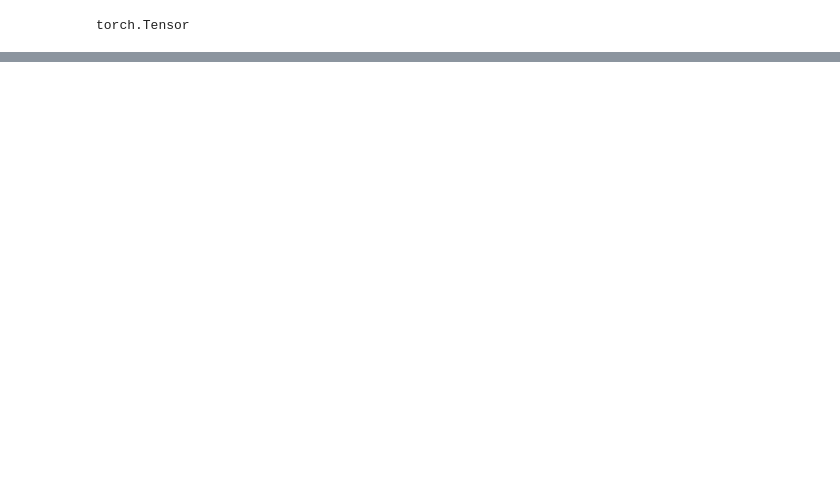
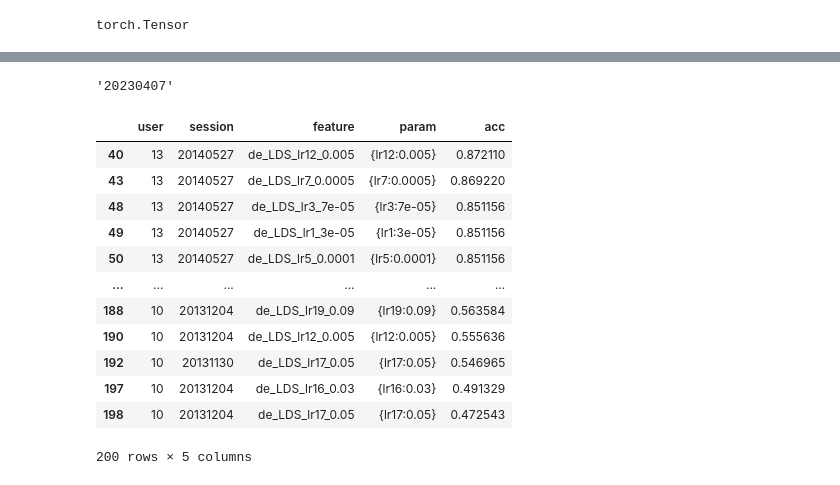
Before and after one commit to jvmr22/MSc-dissertation-EEG-Analysis, a Jupyter notebook: EDA_seed.ipynb, the cells around one changed output, grey strips where cells are left out. Cells and saved outputs as stored; diff of their text form; code cells hidden in the pictures; blank space fills up the shorter version.

```diff
--- a/EDA_seed.ipynb
+++ b/EDA_seed.ipynb
@@ -550 +563,6 @@ dnn_result_df[['user', 'session', 'feature', 'param', 'acc']].sort_values(['user
+# %%
+external_data_ref = datetime.today().date().strftime("%Y%m%d")
+external_data_ref
+# %% [output]
+'20230407'
 # %%
@@ -551,0 +570,17 @@ dnn_result_df[['user', 'session', 'feature', 'param', 'acc']].sort_values(['user
+# %%
+eda_dnn = dnn_result_df[['user', 'session', 'feature', 'param', 'acc']].sort_values(['user', 'acc'], ascending=[False, False])
+eda_dnn
+# %% [output]
+|  | user | session | feature | param | acc |
+| 40 | 13 | 20140527 | de_LDS_lr12_0.005 | {lr12:0.005} | 0.872110 |
+| 43 | 13 | 20140527 | de_LDS_lr7_0.0005 | {lr7:0.0005} | 0.869220 |
+| 48 | 13 | 20140527 | de_LDS_lr3_7e-05 | {lr3:7e-05} | 0.851156 |
+| 49 | 13 | 20140527 | de_LDS_lr1_3e-05 | {lr1:3e-05} | 0.851156 |
+| 50 | 13 | 20140527 | de_LDS_lr5_0.0001 | {lr5:0.0001} | 0.851156 |
+| ... | ... | ... | ... | ... | ... |
+| 188 | 10 | 20131204 | de_LDS_lr19_0.09 | {lr19:0.09} | 0.563584 |
+| 190 | 10 | 20131204 | de_LDS_lr12_0.005 | {lr12:0.005} | 0.555636 |
+| 192 | 10 | 20131130 | de_LDS_lr17_0.05 | {lr17:0.05} | 0.546965 |
+| 197 | 10 | 20131204 | de_LDS_lr16_0.03 | {lr16:0.03} | 0.491329 |
+| 198 | 10 | 20131204 | de_LDS_lr17_0.05 | {lr17:0.05} | 0.472543 |
+200 rows × 5 columns
```
Also changed, not shown: parts of 17 cells of this notebook, 2 other files.
